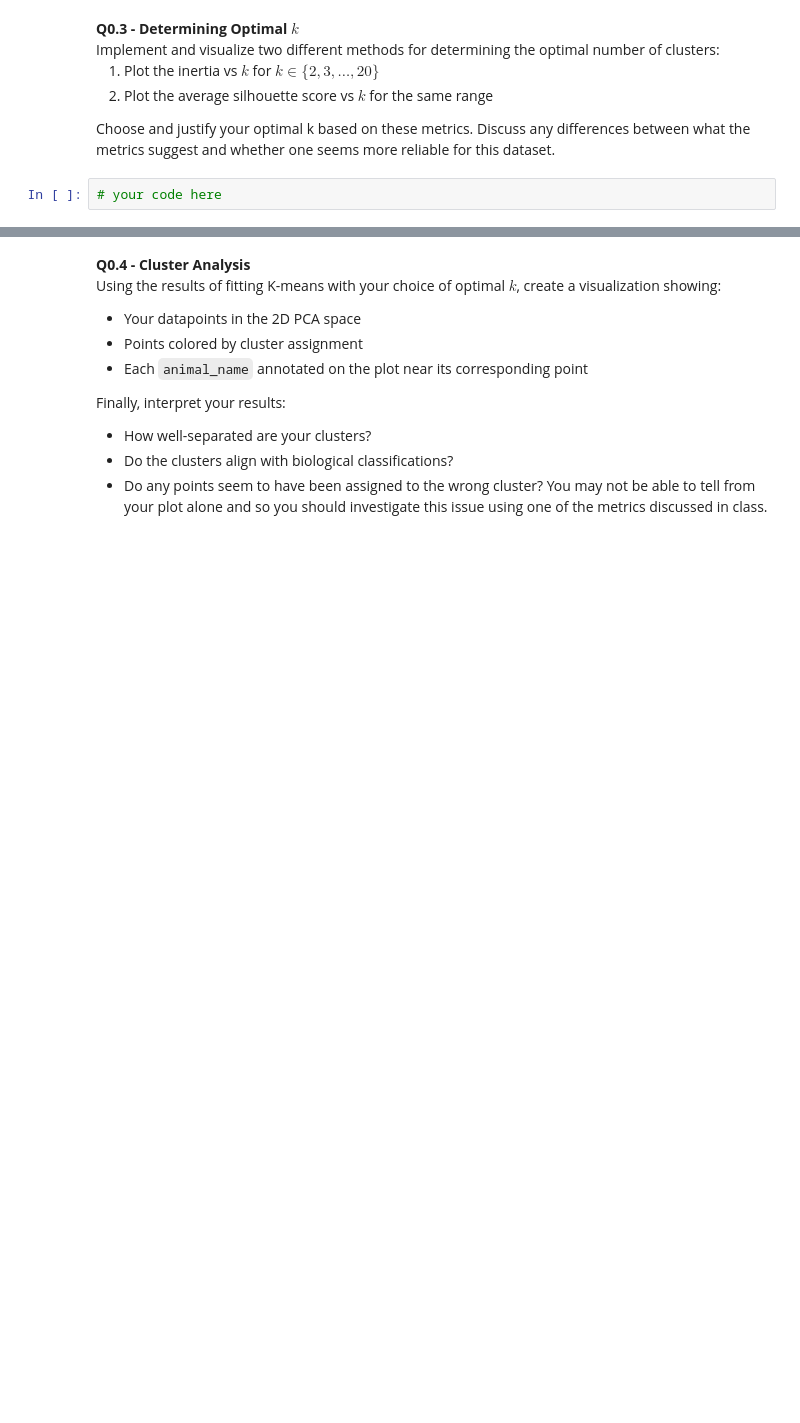
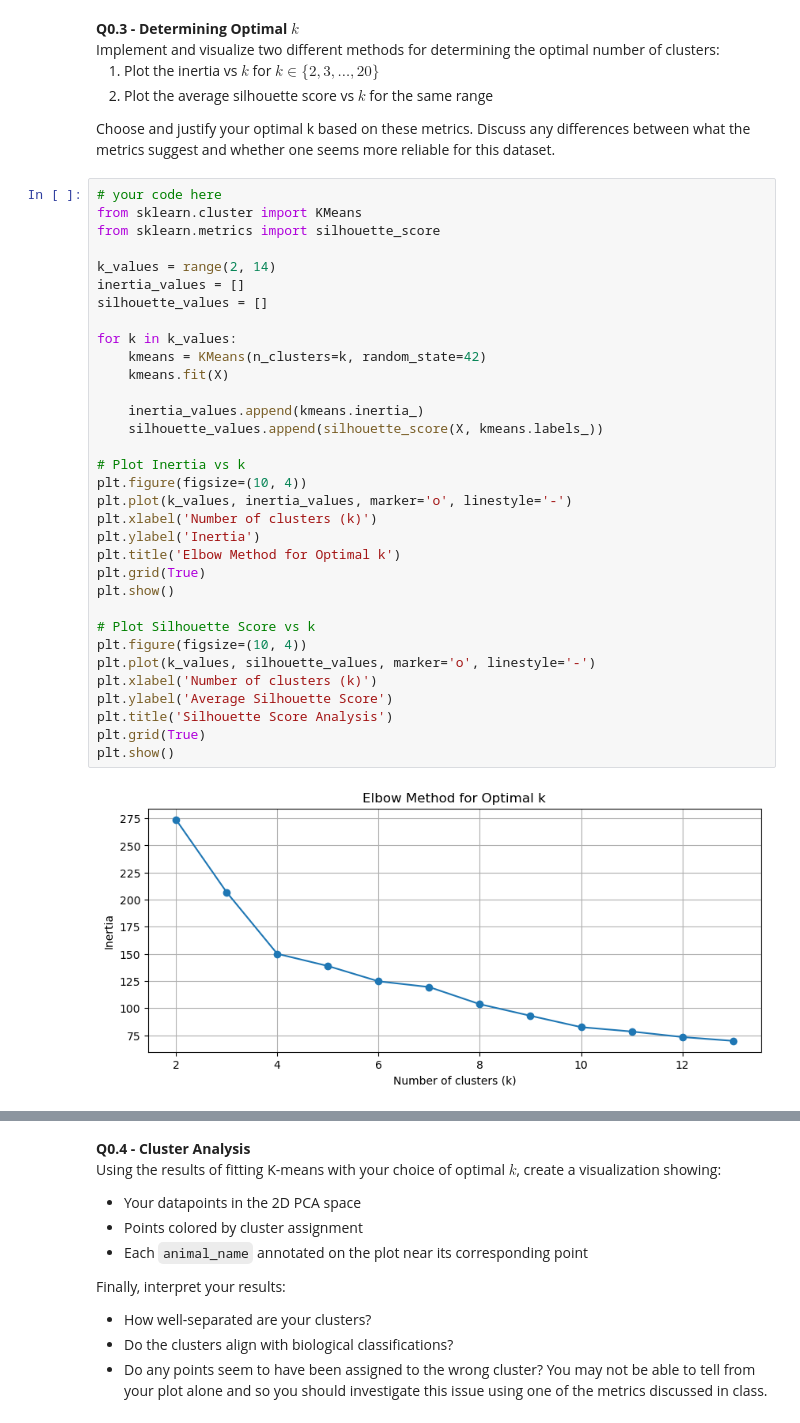
Before and after one commit to Bright-L01/CS-109B-2025, a Jupyter notebook: cs1090b_hw1/cs1090b_hw1.ipynb, the cells around one changed output, grey strips where cells are left out. Cells and saved outputs as stored; diff of their text form; blank space fills up the shorter version.

```diff
--- a/cs1090b_hw1/cs1090b_hw1.ipynb
+++ b/cs1090b_hw1/cs1090b_hw1.ipynb
@@ -96,3 +134,36 @@ Implement and visualize two different methods for determining the optimal number
 Choose and justify your optimal k based on these metrics. Discuss any differences between what the metrics suggest and whether one seems more reliable for this dataset.
 # %%
 # your code here
+from sklearn.cluster import KMeans
+from sklearn.metrics import silhouette_score
+
+k_values = range(2, 14)
+inertia_values = []
+silhouette_values = []
+
+for k in k_values:
+    kmeans = KMeans(n_clusters=k, random_state=42)
+    kmeans.fit(X)
+
+    inertia_values.append(kmeans.inertia_)
+    silhouette_values.append(silhouette_score(X, kmeans.labels_))
+
+# Plot Inertia vs k
+plt.figure(figsize=(10, 4))
+plt.plot(k_values, inertia_values, marker='o', linestyle='-')
+plt.xlabel('Number of clusters (k)')
+plt.ylabel('Inertia')
+plt.title('Elbow Method for Optimal k')
+plt.grid(True)
+plt.show()
+
+# Plot Silhouette Score vs k
+plt.figure(figsize=(10, 4))
+plt.plot(k_values, silhouette_values, marker='o', linestyle='-')
+plt.xlabel('Number of clusters (k)')
+plt.ylabel('Average Silhouette Score')
+plt.title('Silhouette Score Analysis')
+plt.grid(True)
+plt.show()
+# %% [output]
+[figure, added]
```
Also changed, not shown: parts of 41 cells of this notebook.
